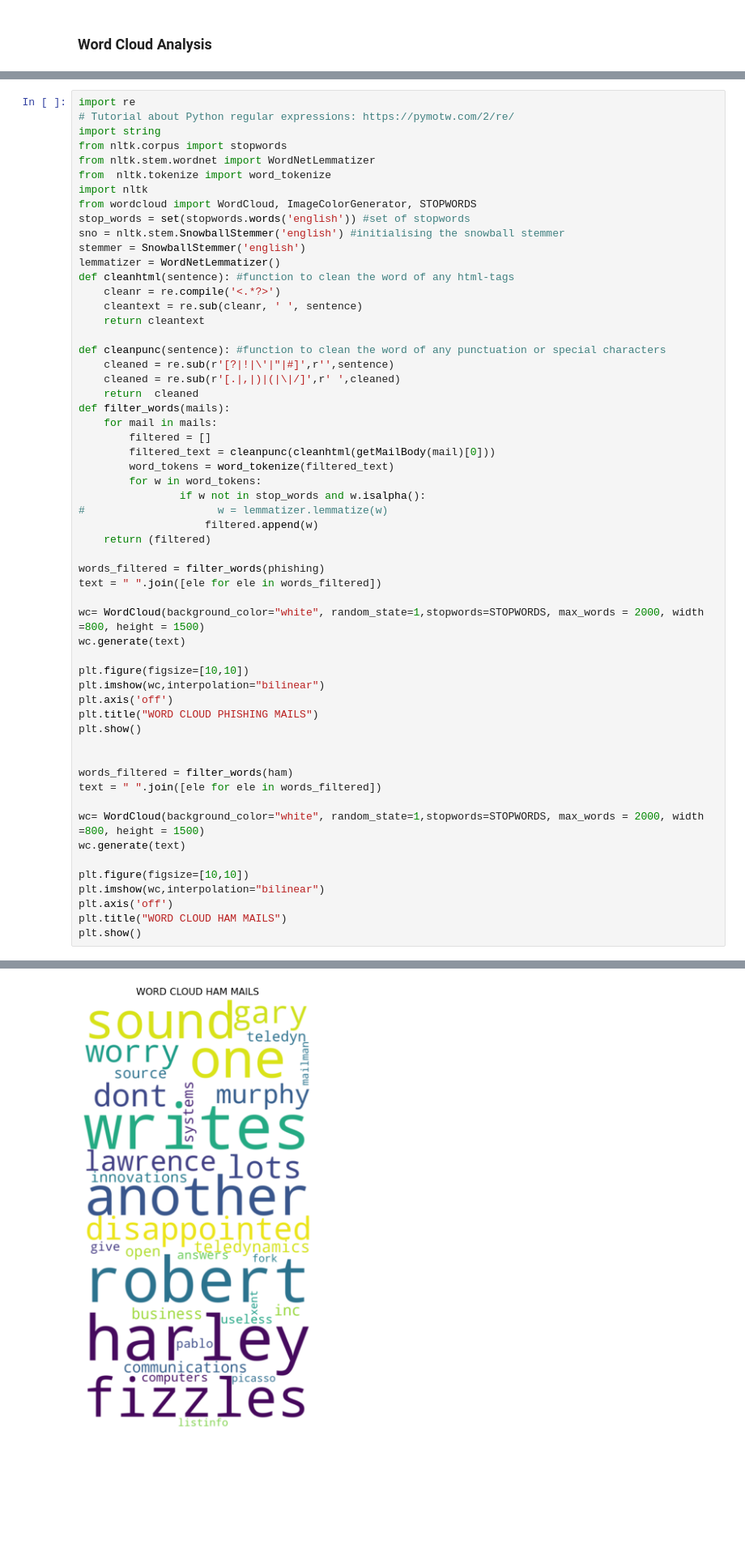
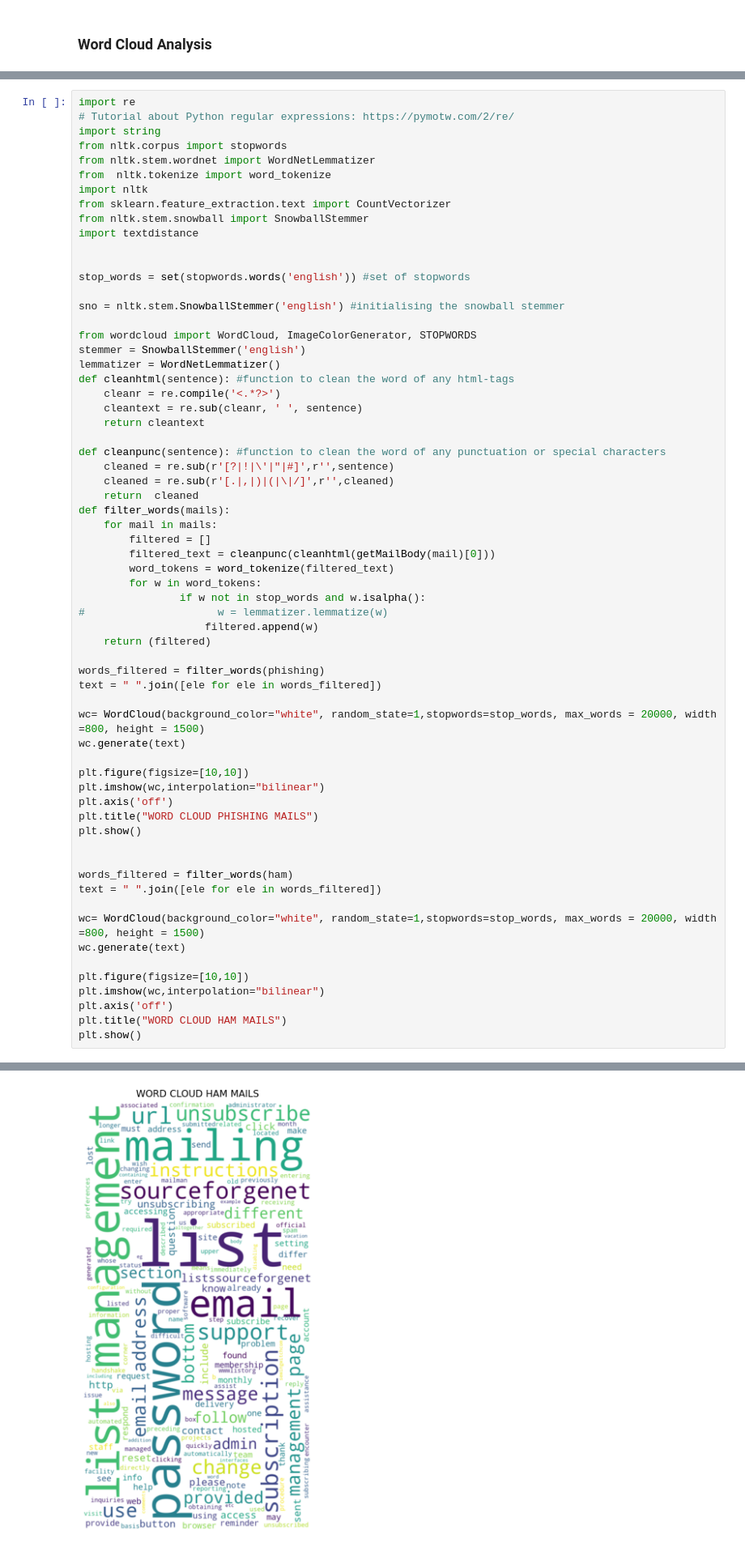
Before and after one commit to Vipin-Singh-Negi/Identify-Phishing-Mail, a Jupyter notebook: (TRIAL)PhishingMailClassifier.ipynb, the cells around one changed output, grey strips where cells are left out. Shown at 81% size. Drawn from its saved outputs; the diff is of its cells as text; blank space fills up the shorter version.

```diff
--- a/(TRIAL)PhishingMailClassifier.ipynb
+++ b/(TRIAL)PhishingMailClassifier.ipynb
@@ -174,9 +199,16 @@ from nltk.corpus import stopwords
 from nltk.stem.wordnet import WordNetLemmatizer
 from  nltk.tokenize import word_tokenize
 import nltk
+from sklearn.feature_extraction.text import CountVectorizer
+from nltk.stem.snowball import SnowballStemmer
+import textdistance
+
+
+stop_words = set(stopwords.words('english')) #set of stopwords
+
+sno = nltk.stem.SnowballStemmer('english') #initialising the snowball stemmer
+
 from wordcloud import WordCloud, ImageColorGenerator, STOPWORDS
-stop_words = set(stopwords.words('english')) #set of stopwords
-sno = nltk.stem.SnowballStemmer('english') #initialising the snowball stemmer
 stemmer = SnowballStemmer('english')
 lemmatizer = WordNetLemmatizer()
 def cleanhtml(sentence): #function to clean the word of any html-tags
@@ -186,7 +218,7 @@ def cleanhtml(sentence): #function to clean the word of any html-tags
 
 def cleanpunc(sentence): #function to clean the word of any punctuation or special characters
     cleaned = re.sub(r'[?|!|\'|"|#]',r'',sentence)
-    cleaned = re.sub(r'[.|,|)|(|\|/]',r' ',cleaned)
+    cleaned = re.sub(r'[.|,|)|(|\|/]',r'',cleaned)
     return  cleaned
 def filter_words(mails):
     for mail in mails:
@@ -202,7 +234,7 @@ def filter_words(mails):
 words_filtered = filter_words(phishing)
 text = " ".join([ele for ele in words_filtered])
 
-wc= WordCloud(background_color="white", random_state=1,stopwords=STOPWORDS, max_words = 2000, width =800, height = 1500)
+wc= WordCloud(background_color="white", random_state=1,stopwords=stop_words, max_words = 20000, width =800, height = 1500)
 wc.generate(text)
 
 plt.figure(figsize=[10,10])
@@ -215,7 +247,7 @@ plt.show()
 words_filtered = filter_words(ham)
 text = " ".join([ele for ele in words_filtered])
 
-wc= WordCloud(background_color="white", random_state=1,stopwords=STOPWORDS, max_words = 2000, width =800, height = 1500)
+wc= WordCloud(background_color="white", random_state=1,stopwords=stop_words, max_words = 20000, width =800, height = 1500)
 wc.generate(text)
 
 plt.figure(figsize=[10,10])
@@ -228,4 +260,4 @@ plt.show()
-[figure, old version]
+[figure, new version]
 # %%
 def filter_words(mails):
     for mail in mails:
```
Also changed, not shown: parts of 80 cells of this notebook, 3 other files.
